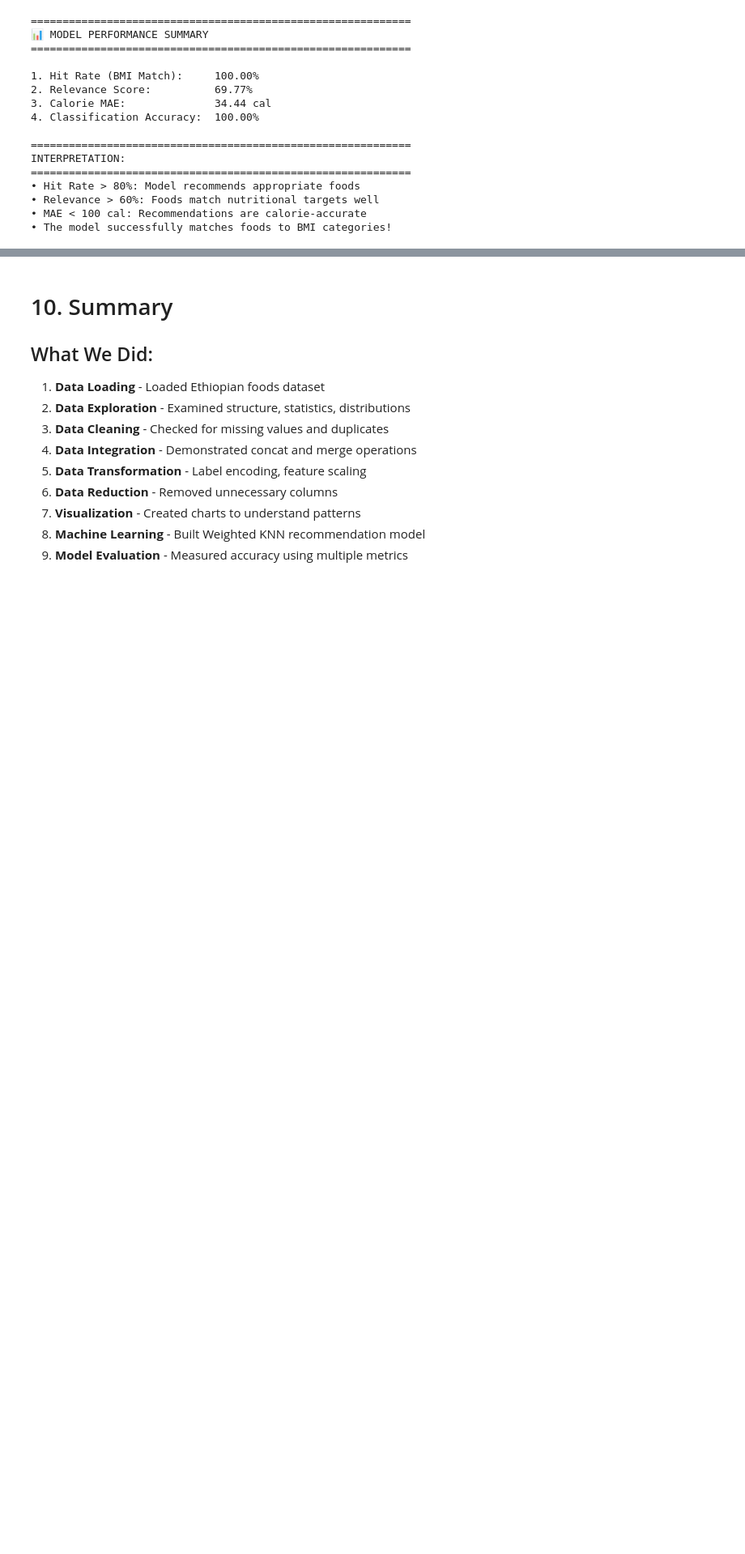
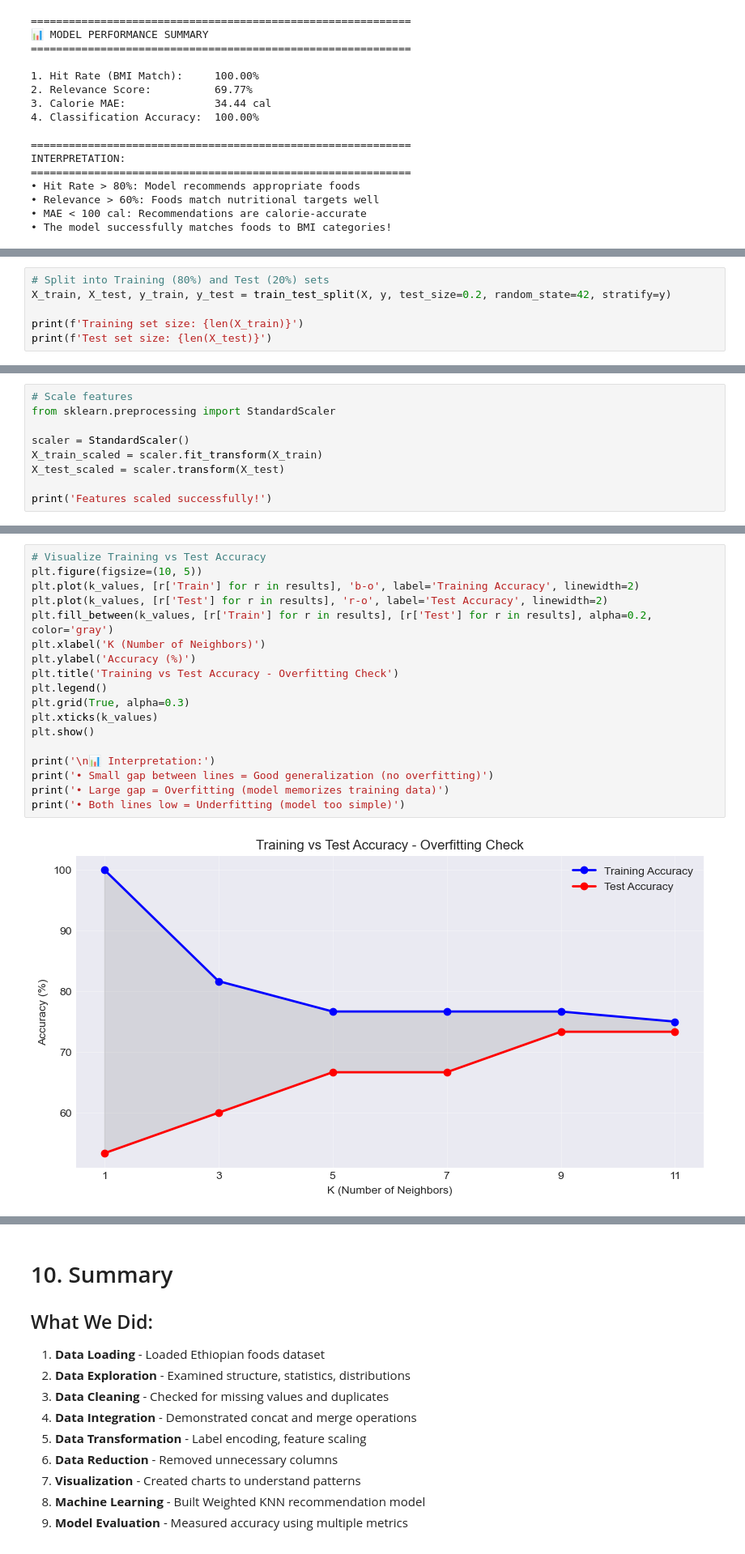
Before and after one commit to lami-G/food-recommendationML, a Jupyter notebook: Lab2_Ethiopian_Food.ipynb, the cells around one changed output, grey strips where cells are left out. Shown at 81% size. Cells and saved outputs as stored; diff of their text form; blank space fills up the shorter version.

Commit message:
Add accuracy metrics, overfitting checks, and presentation guide

```diff
--- a/Lab2_Ethiopian_Food.ipynb
+++ b/Lab2_Ethiopian_Food.ipynb
@@ -1090,0 +1125,6 @@ INTERPRETATION:
+# %%
+# Split into Training (80%) and Test (20%) sets
+X_train, X_test, y_train, y_test = train_test_split(X, y, test_size=0.2, random_state=42, stratify=y)
+
+print(f'Training set size: {len(X_train)}')
+print(f'Test set size: {len(X_test)}')
@@ -1090,0 +1134,9 @@ INTERPRETATION:
+# %%
+# Scale features
+from sklearn.preprocessing import StandardScaler
+
+scaler = StandardScaler()
+X_train_scaled = scaler.fit_transform(X_train)
+X_test_scaled = scaler.transform(X_test)
+
+print('Features scaled successfully!')
@@ -1090,0 +1191,20 @@ INTERPRETATION:
+# %%
+# Visualize Training vs Test Accuracy
+plt.figure(figsize=(10, 5))
+plt.plot(k_values, [r['Train'] for r in results], 'b-o', label='Training Accuracy', linewidth=2)
+plt.plot(k_values, [r['Test'] for r in results], 'r-o', label='Test Accuracy', linewidth=2)
+plt.fill_between(k_values, [r['Train'] for r in results], [r['Test'] for r in results], alpha=0.2, color='gray')
+plt.xlabel('K (Number of Neighbors)')
+plt.ylabel('Accuracy (%)')
+plt.title('Training vs Test Accuracy - Overfitting Check')
+plt.legend()
+plt.grid(True, alpha=0.3)
+plt.xticks(k_values)
+plt.show()
+
+print('\n📊 Interpretation:')
+print('• Small gap between lines = Good generalization (no overfitting)')
+print('• Large gap = Overfitting (model memorizes training data)')
+print('• Both lines low = Underfitting (model too simple)')
+# %% [output]
+[figure, added]
```
Also changed, not shown: parts of 13 cells of this notebook, 1 other file.
